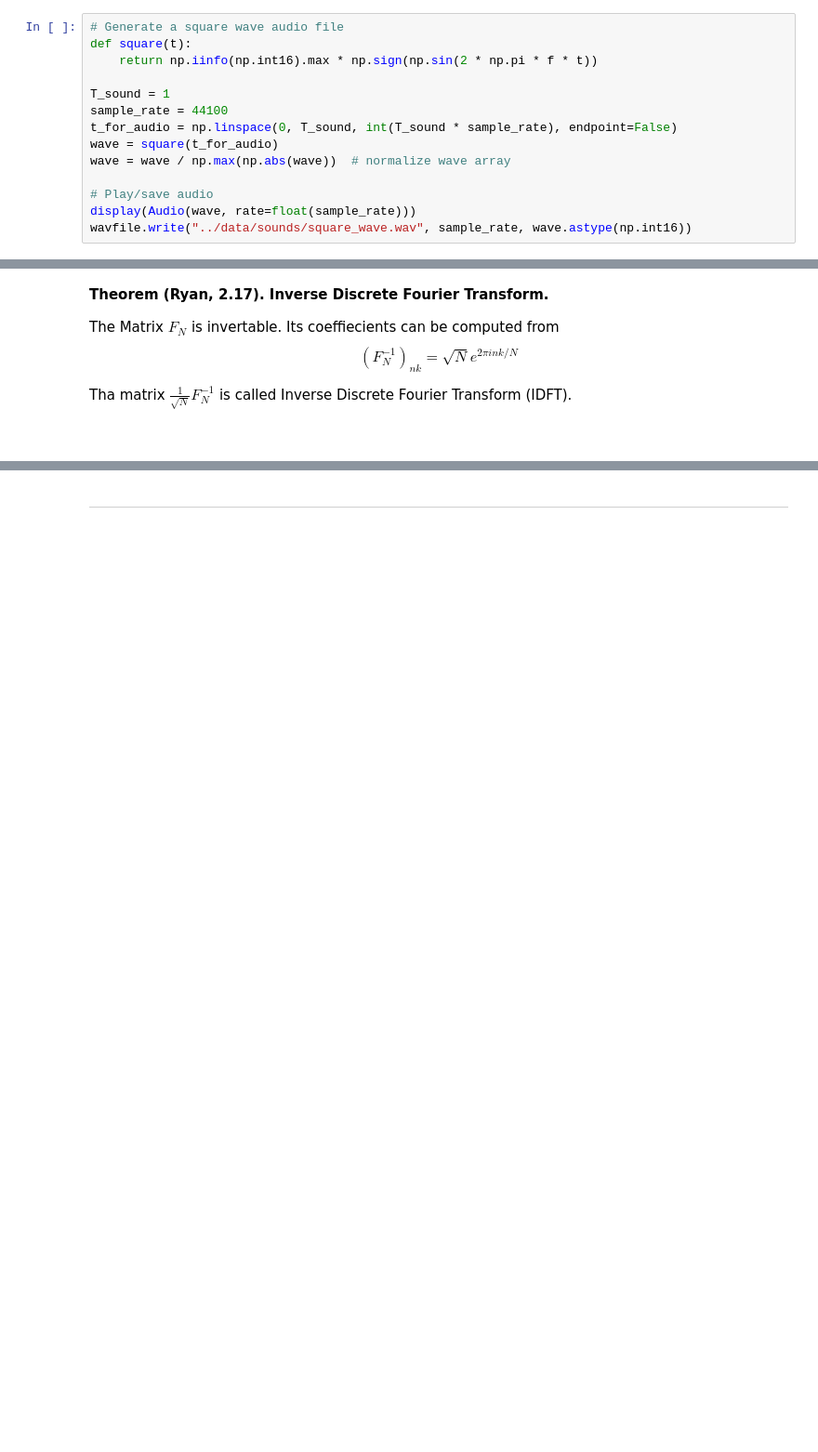
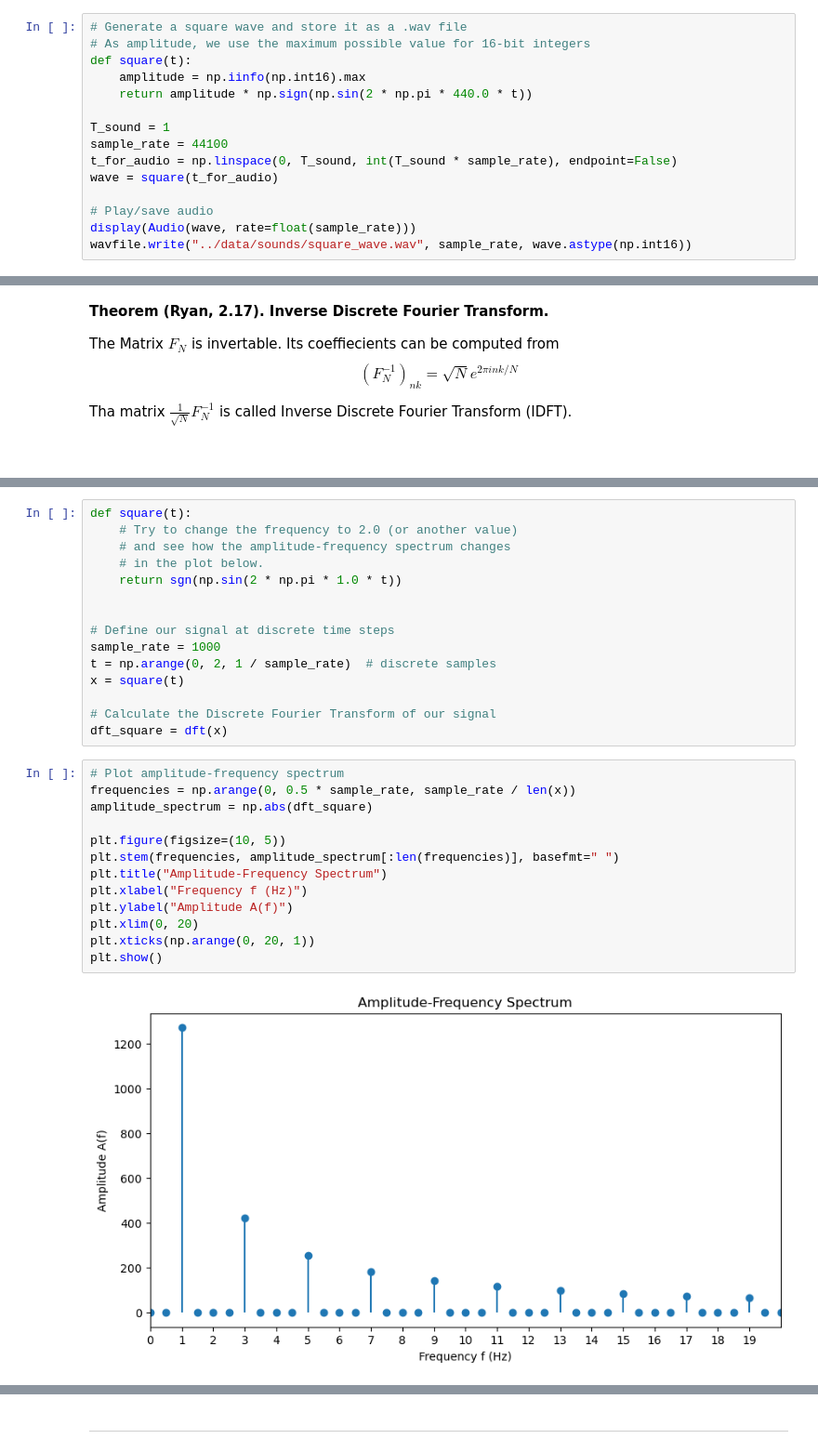
Before and after one commit to Splines/fourier-analysis-basics, a Jupyter notebook: src/fourier.ipynb, the cells around one changed output, grey strips where cells are left out. Shown at 93% size. Saved outputs shown, nothing was run; the diff lists cells and outputs as text; blank space fills up the shorter version.

```diff
--- a/src/fourier.ipynb
+++ b/src/fourier.ipynb
@@ -628,13 +618,14 @@ When recording real-life audio, we don't know functions $f(t)$. Instead, we meas
 # %%
-# Generate a square wave audio file
+# Generate a square wave and store it as a .wav file
+# As amplitude, we use the maximum possible value for 16-bit integers
 def square(t):
-    return np.iinfo(np.int16).max * np.sign(np.sin(2 * np.pi * f * t))
+    amplitude = np.iinfo(np.int16).max
+    return amplitude * np.sign(np.sin(2 * np.pi * 440.0 * t))
 
 T_sound = 1
 sample_rate = 44100
 t_for_audio = np.linspace(0, T_sound, int(T_sound * sample_rate), endpoint=False)
 wave = square(t_for_audio)
-wave = wave / np.max(np.abs(wave))  # normalize wave array
 
 # Play/save audio
 display(Audio(wave, rate=float(sample_rate)))
@@ -757,0 +781,30 @@ $$
+# %%
+def square(t):
+    # Try to change the frequency to 2.0 (or another value)
+    # and see how the amplitude-frequency spectrum changes
+    # in the plot below.
+    return sgn(np.sin(2 * np.pi * 1.0 * t))
+
+
+# Define our signal at discrete time steps
+sample_rate = 1000
+t = np.arange(0, 2, 1 / sample_rate)  # discrete samples
+x = square(t)
+
+# Calculate the Discrete Fourier Transform of our signal
+dft_square = dft(x)
+# %%
+# Plot amplitude-frequency spectrum
+frequencies = np.arange(0, 0.5 * sample_rate, sample_rate / len(x))
+amplitude_spectrum = np.abs(dft_square)
+
+plt.figure(figsize=(10, 5))
+plt.stem(frequencies, amplitude_spectrum[:len(frequencies)], basefmt=" ")
+plt.title("Amplitude-Frequency Spectrum")
+plt.xlabel("Frequency f (Hz)")
+plt.ylabel("Amplitude A(f)")
+plt.xlim(0, 20)
+plt.xticks(np.arange(0, 20, 1))
+plt.show()
+# %% [output]
+[figure, added]
```
Also changed, not shown: parts of 62 cells of this notebook, 1 other file.
